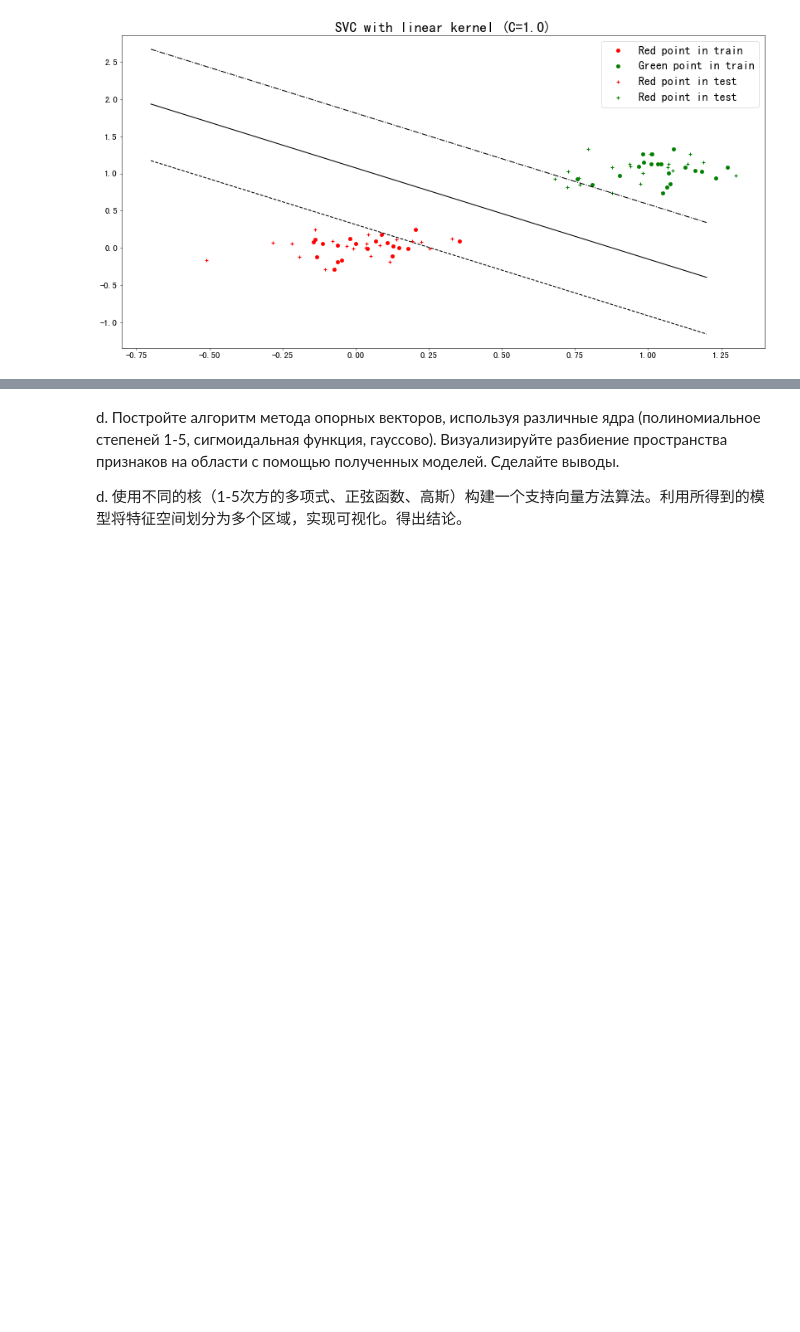
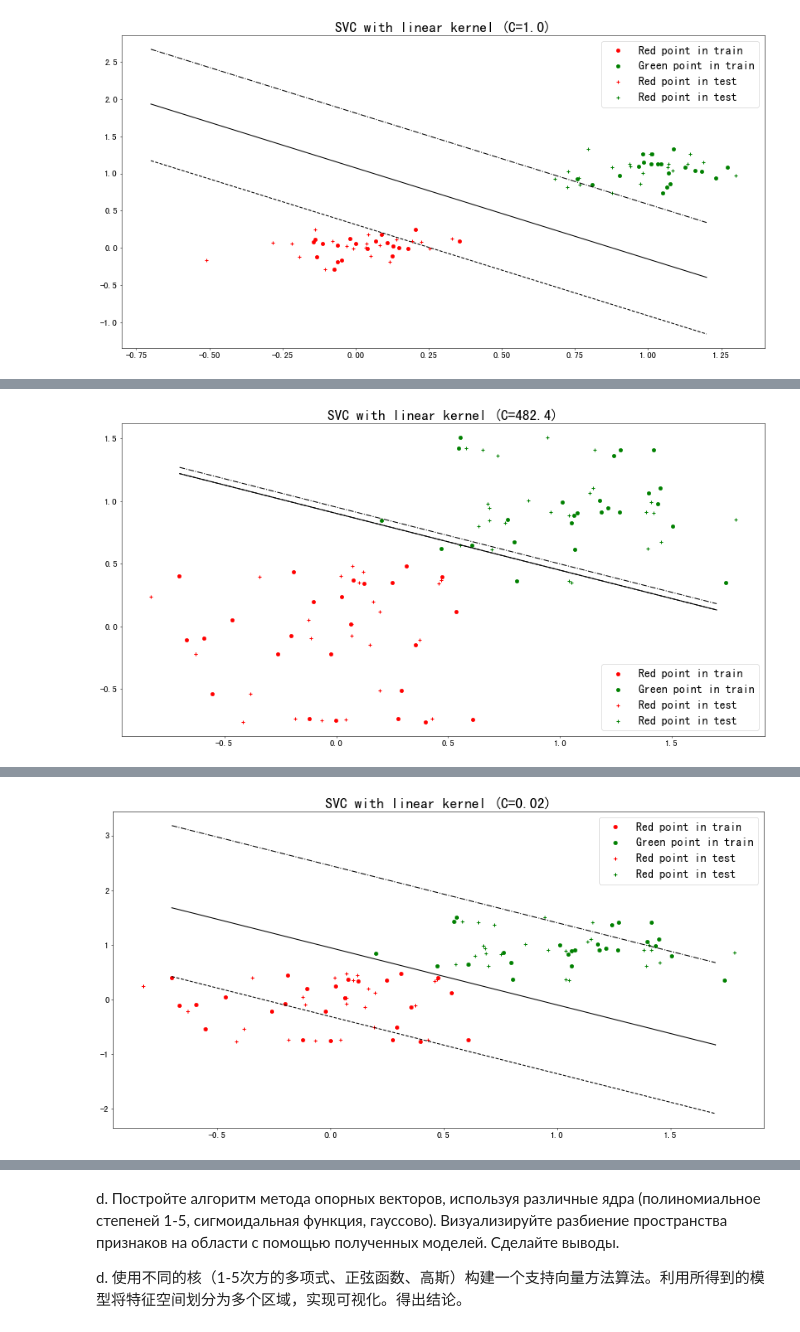
Before and after one commit to NekoSilverFox/Machine-learning, a Jupyter notebook: 129 - SPbSTU - lab1/100 - SPbSTU - lab1.ipynb, the cells around one changed output, grey strips where cells are left out. Saved outputs shown, nothing was run; the diff lists cells and outputs as text; code cells hidden in the pictures; blank space fills up the shorter version.

```diff
--- a/129 - SPbSTU - lab1/100 - SPbSTU - lab1.ipynb
+++ b/129 - SPbSTU - lab1/100 - SPbSTU - lab1.ipynb
@@ -436,3 +438,81 @@ plt.show()
 b.	Постройте алгоритм метода опорных векторов с линейным ядром. Добейтесь нулевой ошибки сначала на обучающей выборке, а затем на тестовой, путем изменения штрафного параметра. Выберите оптимальное значение данного параметра и объясните свой выбор. Всегда ли нужно добиваться минимизации ошибки на обучающей выборке?
 
 b.	构建一个具有线性内核的参考向量法的算法。首先在训练样本上实现零误差，然后通过改变惩罚参数在测试样本上实现零误差。为这个参数选择一个最佳值并解释你的选择。是否一定要在训练样本上实现误差最小化？
+# %%
+import pandas as pd
+import numpy as np
+from matplotlib import pyplot as plt
+from sklearn.preprocessing import StandardScaler
+from sklearn import svm
+from sklearn import metrics
+
+def plot_svm(estimator, data_train, data_test, c):
+    """
+    Plot SVM
+    """
+    # get the separating hyperplane
+    w = estimator.coef_[0]
+    a = -w[0] / w[1]
+    xx = np.linspace(-0.7, 1.7)
+    yy = a * xx - (estimator.intercept_[0]) / w[1]
+
+    # plot the parallels to the separating hyperplane that pass through the
+    # support vectors
+    b = estimator.support_vectors_[0]
+    yy_down = a * xx + (b[1] - a * b[0])
+    b = estimator.support_vectors_[-1]
+    yy_up = a * xx + (b[1] - a * b[0])
+
+    plt.figure(figsize=(20, 10), dpi=50)
+    plt.scatter(x=data_train.query("Colors == 'red'")['X1'], y=data_test.query("Colors == 'red'")['X2'], c='r', label='Red point in train')
+    plt.scatter(x=data_train.query("Colors == 'green'")['X1'], y=data_test.query("Colors == 'green'")['X2'], c='g', label='Green point in train')
+    plt.scatter(x=data_test.query("Colors == 'red'")['X1'], y=data_test.query("Colors == 'red'")['X2'], c='r', marker='+', label='Red point in test')
+    plt.scatter(x=data_test.query("Colors == 'green'")['X1'], y=data_test.query("Colors == 'green'")['X2'], c='g', marker='+', label='Red point in test')
+    plt.legend(fontsize=20)
+    # plot the line, the points, and the nearest vectors to the plane
+    plt.plot(xx, yy, 'k-')
+    plt.plot(xx, yy_down, 'k--')
+    plt.plot(xx, yy_up, 'k-.')
+    plt.title('SVC with linear kernel (C=' + str(round(c, 2)) + ')', fontsize=25)
+    plt.tick_params(labelsize=15)
+    plt.show()
+
+
+# Get dataset
+data_train = pd.read_csv(filepath_or_buffer='./svmdata_b.txt', sep='\t')
+data_test = pd.read_csv(filepath_or_buffer='./svmdata_b_test.txt', sep='\t')
+
+# Split datasets
+x_train = data_train.iloc[:, :-1].values
+x_test = data_test.iloc[:, :-1].values
+y_train = data_train.iloc[:, -1:].replace(to_replace=['red', 'green'], value=[0, 1]).values
+y_test = data_test.iloc[:, -1:].replace(to_replace=['red', 'green'], value=[0, 1]).values
+
+# Extimator (linear kernel)
+estimator = None
+score_train = 0
+c = 450
+while(score_train != 1.0):
+    estimator = svm.SVC(kernel='linear', C=c)
+    estimator.fit(X=x_train, y=y_train)
+    score_train = estimator.score(X=x_train, y=y_train)
+    # print('Score on train: ', score_train, ' | C: ', str(round(c, 2)))
+    c += 0.1
+plot_svm(estimator, data_train, data_test, c)
+print('Score on train: ', score_train, ' | C: ', str(round(c, 2)))
+
+print('>>' * 50)
+
+estimator = None
+score_test = 0
+c = 0.01
+while(score_test != 1.0):
+    estimator = svm.SVC(kernel='linear', C=c)
+    estimator.fit(X=x_train, y=y_train)
+    score_test = estimator.score(X=x_test, y=y_test)
+    # print('Score on test: ', score_test, ' | C: ', str(round(c, 2)))
+    c += 0.01
+print('Score on test: ', score_test, ' | C: ', str(round(c, 2)))
+plot_svm(estimator, data_train, data_test, c)
+# %% [output]
+[figure, added]
@@ -439 +522,2 @@ b.	构建一个具有线性内核的参考向量法的算法。首先在训练
+[figure, added]
 # %% [markdown]
```
Also changed, not shown: parts of 6 cells of this notebook, 1 other file.
